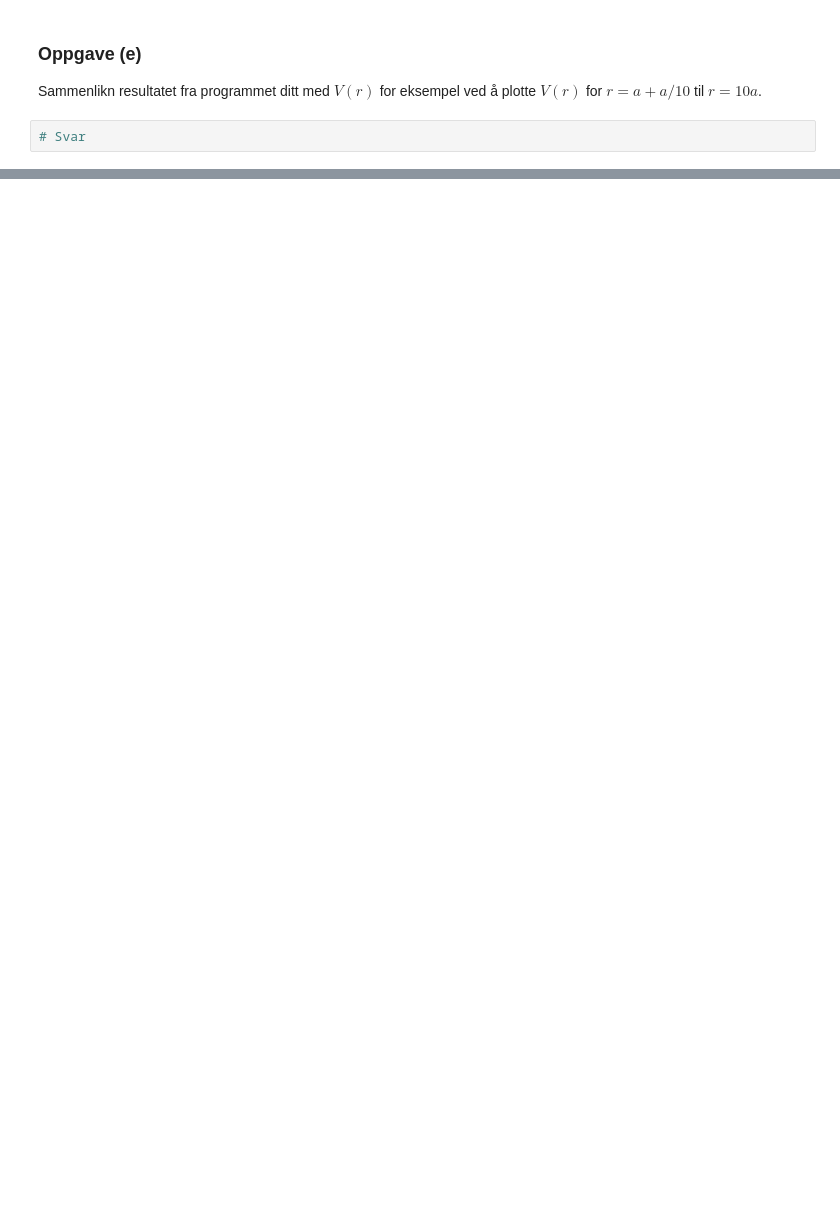
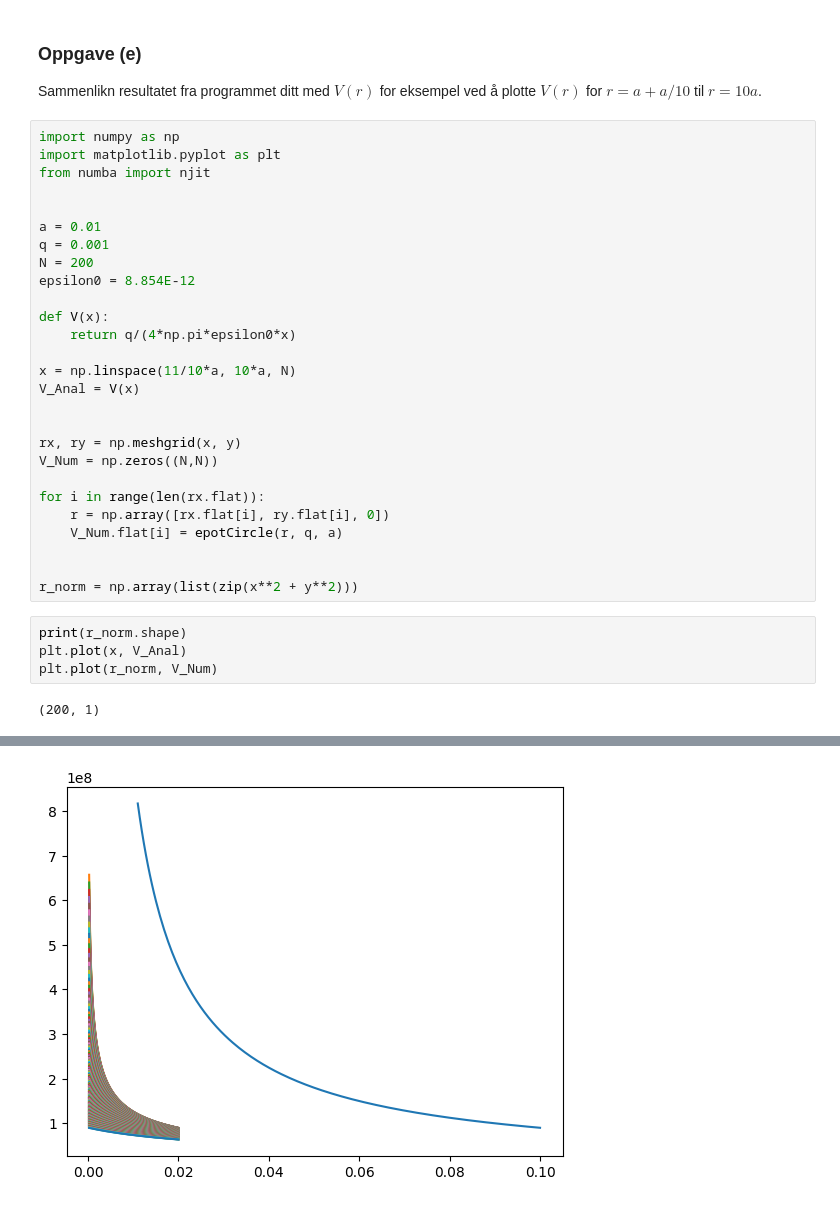
Before and after one commit to Oskar-Idland/FYS-1120, a Jupyter notebook: fys1120-prove-oppgave1.ipynb, the cells around one changed output, grey strips where cells are left out. Cells and saved outputs as stored; diff of their text form; blank space fills up the shorter version.

```diff
--- a/fys1120-prove-oppgave1.ipynb
+++ b/fys1120-prove-oppgave1.ipynb
@@ -92,5 +178,36 @@ Hva forventer du at det elektriske potensialet $V(x,y,0)$ vil være når $r = (x
 # %% [markdown]
 ### Oppgave (e)
 Sammenlikn resultatet fra programmet ditt med $V(r)$ for eksempel ved å plotte $V(r)$ for $r = a+a/10$ til $r= 10a$.
-# %%
-# Svar
+# %%
+import numpy as np
+import matplotlib.pyplot as plt
+from numba import njit
+
+
+a = 0.01
+q = 0.001
+N = 200
+epsilon0 = 8.854E-12
+
+def V(x):
+    return q/(4*np.pi*epsilon0*x)
+
+x = np.linspace(11/10*a, 10*a, N)
+V_Anal = V(x)
+
+
+rx, ry = np.meshgrid(x, y)
+V_Num = np.zeros((N,N))
+
+for i in range(len(rx.flat)):
+    r = np.array([rx.flat[i], ry.flat[i], 0])
+    V_Num.flat[i] = epotCircle(r, q, a)
+
+
+r_norm = np.array(list(zip(x**2 + y**2)))
+# %%
+print(r_norm.shape)
+plt.plot(x, V_Anal)
+plt.plot(r_norm, V_Num)
+# %% [output]
+(200, 1)
@@ -96,0 +231 @@ Sammenlikn resultatet fra programmet ditt med $V(r)$ for eksempel ved å plotte
+[figure, added]
```
Also changed, not shown: parts of 15 cells of this notebook, 9 other files.
